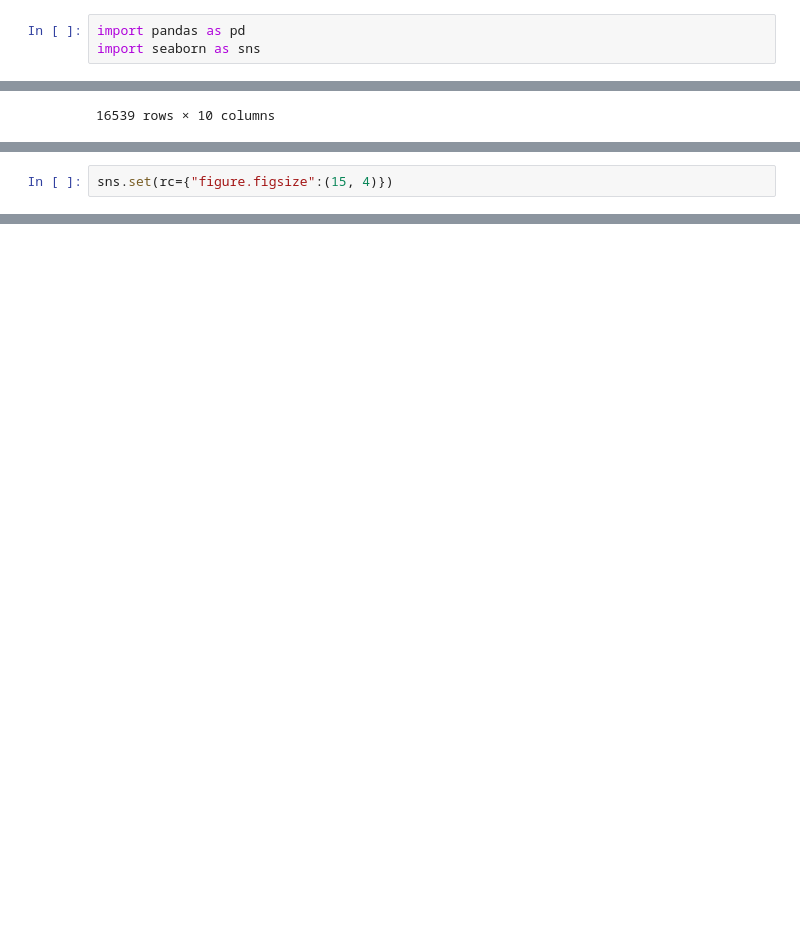
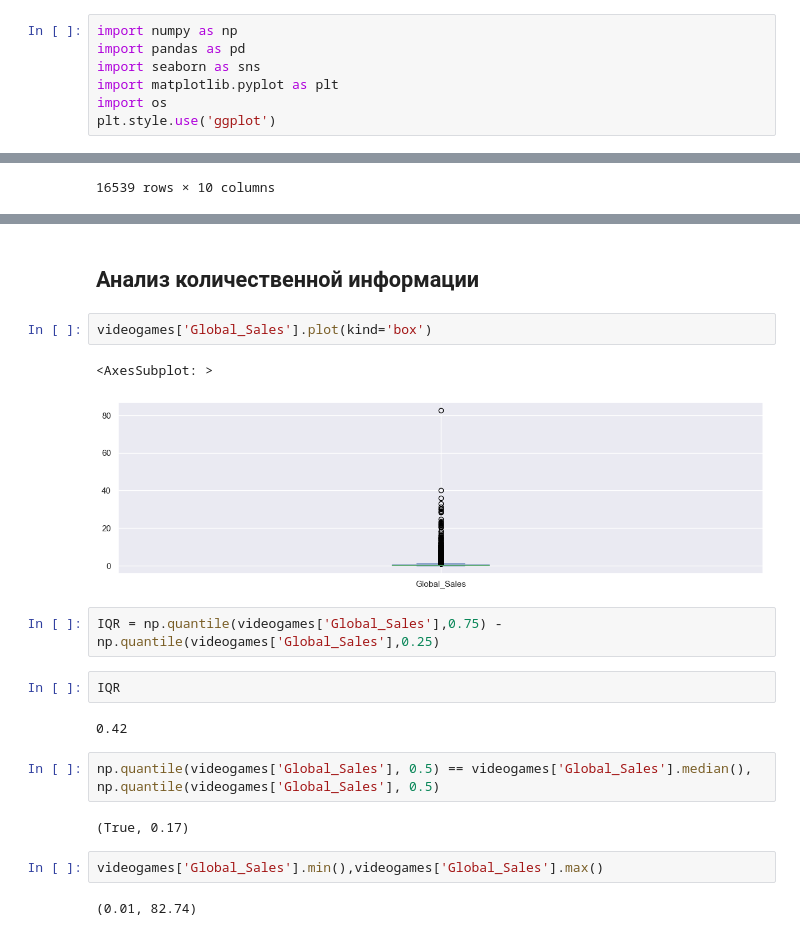
Before and after one commit to m0ood/gamesDataSet, a Jupyter notebook: GamesSales.ipynb, the cells around one changed output, grey strips where cells are left out. Saved outputs shown, nothing was run; the diff lists cells and outputs as text; blank space fills up the shorter version.

```diff
--- a/GamesSales.ipynb
+++ b/GamesSales.ipynb
@@ -1,8 +1,12 @@
 # %% [markdown]
 ## Добавляем необходимые библиотеки
 # %%
+import numpy as np
 import pandas as pd
 import seaborn as sns
+import matplotlib.pyplot as plt
+import os
+plt.style.use('ggplot')
 # %% [markdown]
 ## Чтение датасета
 # %%
@@ -31,2 +28,0 @@ GenceAndGlobal_Sales = pd.crosstab(videogames["Genre"], videogames["Global_Sales
-# %%
-sns.set(rc={"figure.figsize":(15, 4)})
@@ -40,0 +81,21 @@ chart.set(xlabel='Genre', ylabel='Sales(in millions)')
+# %% [markdown]
+## Анализ количественной информации
+# %%
+videogames['Global_Sales'].plot(kind='box')
+# %% [output]
+<AxesSubplot: >
+[figure, added]
+# %%
+IQR = np.quantile(videogames['Global_Sales'],0.75) - np.quantile(videogames['Global_Sales'],0.25)
+# %%
+IQR
+# %% [output]
+0.42
+# %%
+np.quantile(videogames['Global_Sales'], 0.5) == videogames['Global_Sales'].median(), np.quantile(videogames['Global_Sales'], 0.5)
+# %% [output]
+(True, 0.17)
+# %%
+videogames['Global_Sales'].min(),videogames['Global_Sales'].max()
+# %% [output]
+(0.01, 82.74)
```
Also changed, not shown: parts of 28 cells of this notebook, 1 other file.
